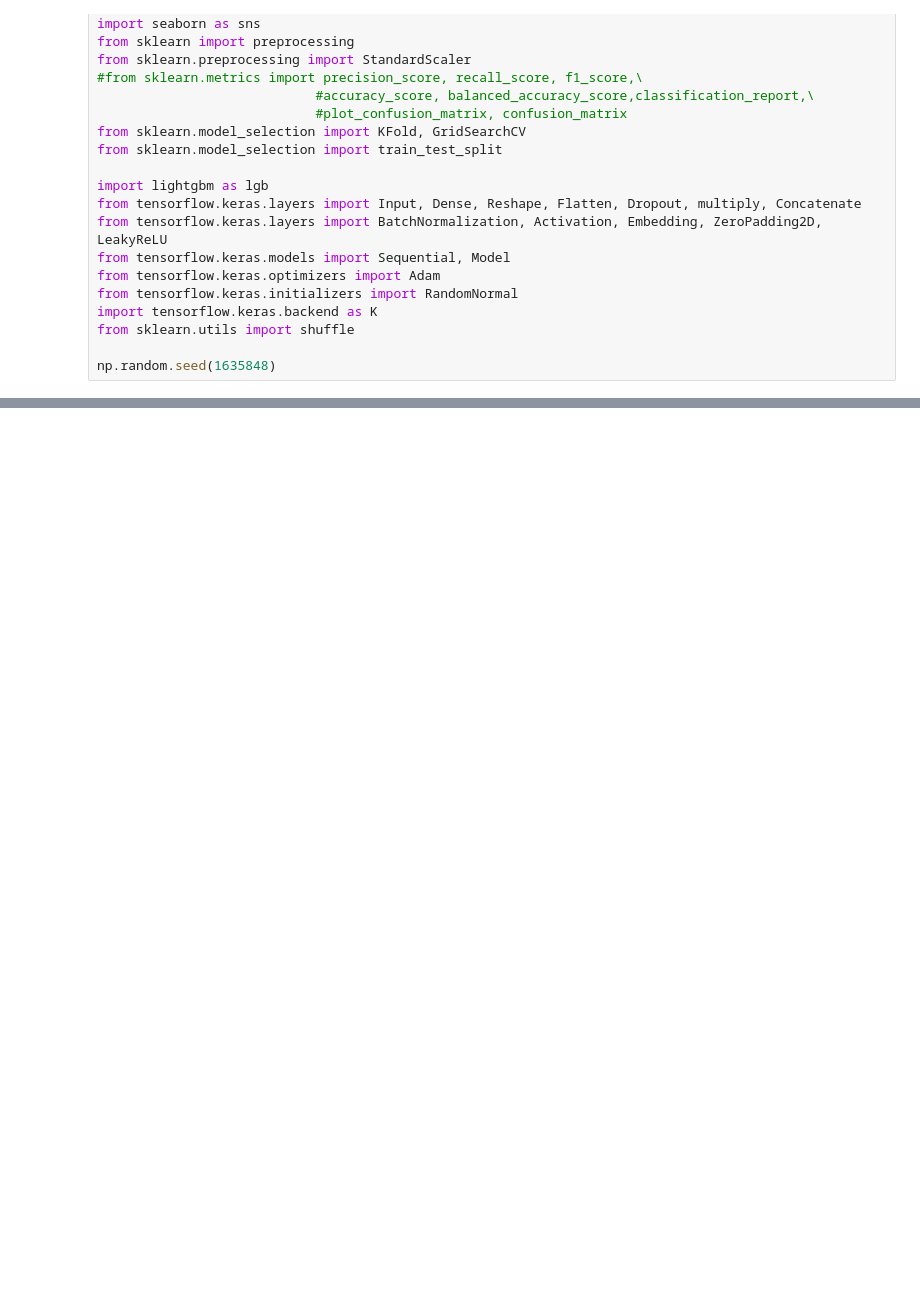
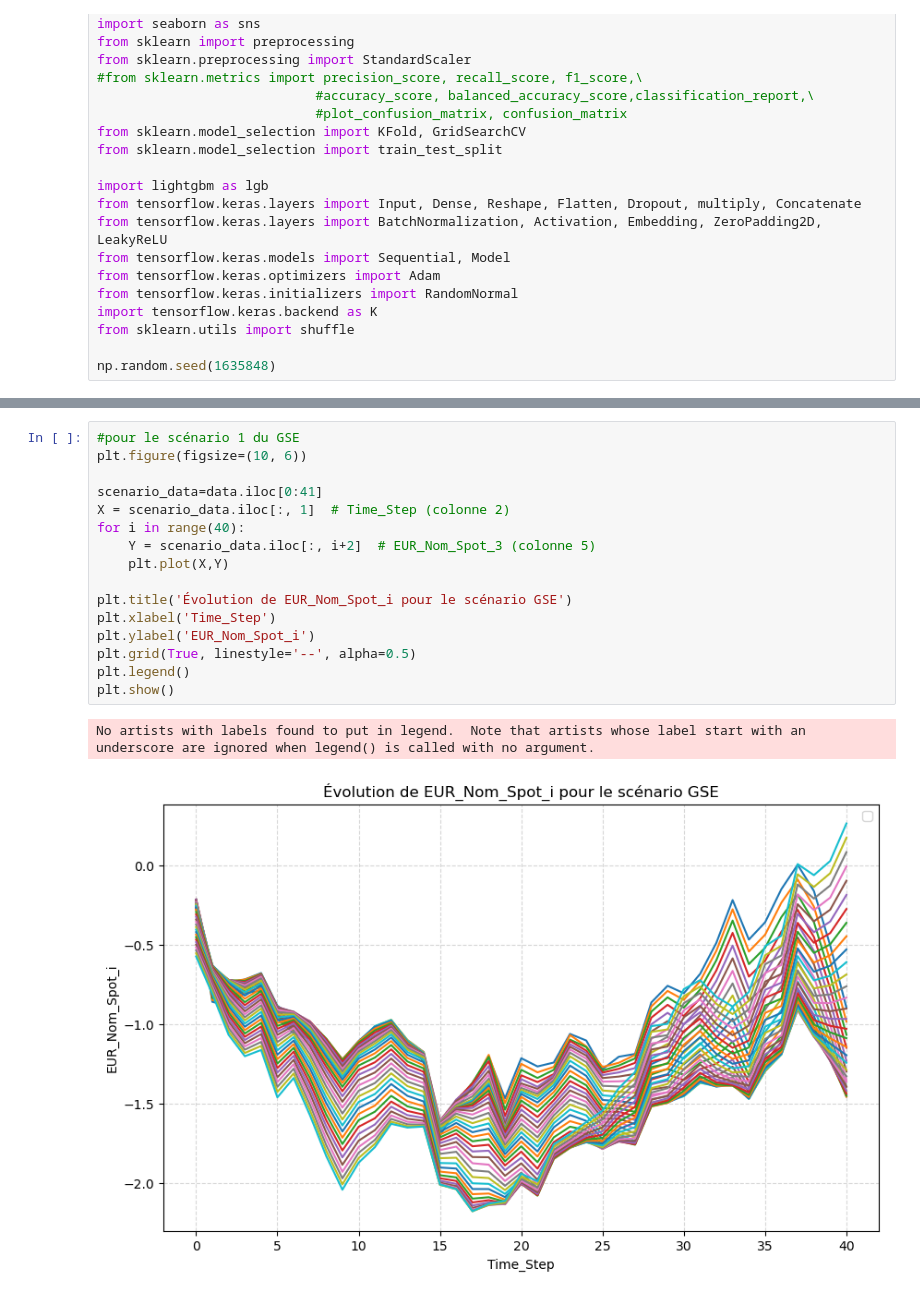
Before and after one commit to mathieuroig9/Statapp, a Jupyter notebook: PIGAN.ipynb, the cells around one changed output, grey strips where cells are left out. Saved outputs shown, nothing was run; the diff lists cells and outputs as text; blank space fills up the shorter version.

```diff
--- a/PIGAN.ipynb
+++ b/PIGAN.ipynb
@@ -337,0 +376,19 @@ WARNING:matplotlib.legend:No artists with labels found to put in legend.  Note t
+# %%
+#pour le scénario 1 du GSE
+plt.figure(figsize=(10, 6))
+
+scenario_data=data.iloc[0:41]
+X = scenario_data.iloc[:, 1]  # Time_Step (colonne 2)
+for i in range(40):
+    Y = scenario_data.iloc[:, i+2]  # EUR_Nom_Spot_3 (colonne 5)
+    plt.plot(X,Y)
+
+plt.title('Évolution de EUR_Nom_Spot_i pour le scénario GSE')
+plt.xlabel('Time_Step')
+plt.ylabel('EUR_Nom_Spot_i')
+plt.grid(True, linestyle='--', alpha=0.5)
+plt.legend()
+plt.show()
+# %% [output]
+No artists with labels found to put in legend.  Note that artists whose label start with an underscore are ignored when legend() is called with no argument.
+[figure, added]
```
Also changed, not shown: parts of 26 cells of this notebook, 2 other files.
